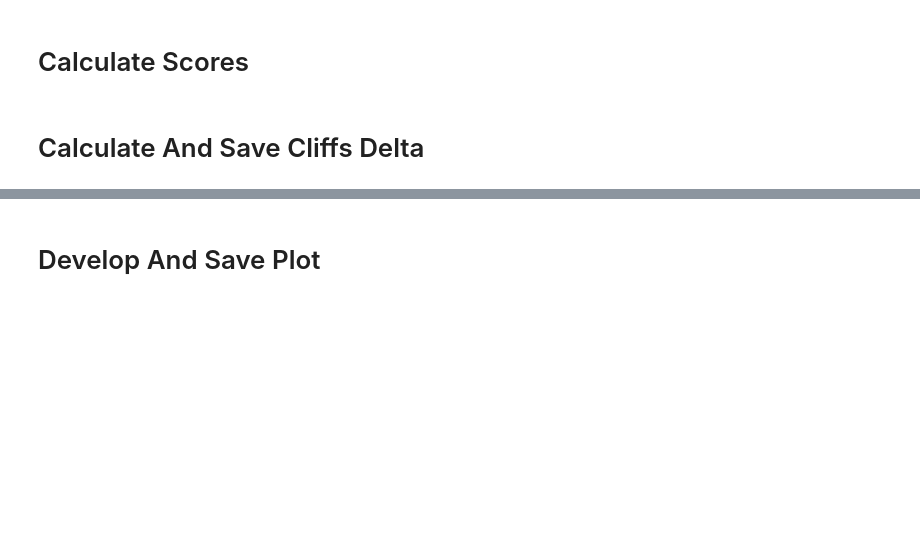
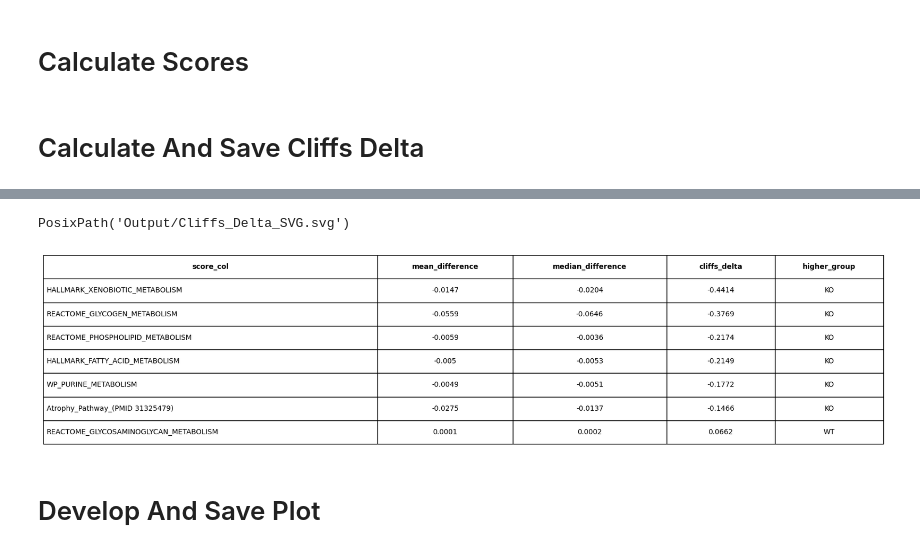
Before and after one commit to sachha-naksha/TA_muscle_ageing, a Jupyter notebook: py_scripts/augustine/Pathway_Scores/Pathway_Scores_Cliffs_Delta.ipynb, the cells around one changed output, grey strips where cells are left out. Drawn from its saved outputs; the diff is of its cells as text; code cells hidden in the pictures; blank space fills up the shorter version.

```diff
--- a/py_scripts/augustine/Pathway_Scores/Pathway_Scores_Cliffs_Delta.ipynb
+++ b/py_scripts/augustine/Pathway_Scores/Pathway_Scores_Cliffs_Delta.ipynb
@@ -255,2 +267,17 @@ def calculate_score_cliffs_delta(
+# %%
+# female metacells
+
+# load female metacell dataset
+FEMALE_METACELL_PATH = r"/ocean/projects/cis240075p/asachan/datasets/TA_muscle/ERCC1_KO_mice/integrated_samples/objects/seacells_F_FastIIB_FastIIX_harmonyv2.h5ad"
+female_metacell_dataset = sc.read_h5ad(FEMALE_METACELL_PATH)
+
+# create condition column
+female_metacell_dataset.obs["condition"] = (
+    female_metacell_dataset.obs["y"]
+    .apply(lambda x: "WT" if x == 0 else "KO")
+).copy()
+# %%
+# specify which dataset to use
+adata = female_metacell_dataset.copy()
 # %% [markdown]
 # Get Geneset
@@ -261,2 +464,10 @@ def calculate_score_cliffs_delta(
+# %%
+plot_df = cliffs_delta_df[["score_col", "mean_difference", "median_difference", "cliffs_delta", "higher_group"]]
+fig_cliffs_delta = save_df_table_image(plot_df)
+pgl.save_fig_as_png(fig_cliffs_delta, "Output/Cliffs_Delta_PNG.png")
+pgl.save_editable_svg(fig_cliffs_delta, "Output/Cliffs_Delta_SVG.svg")
+# %% [output]
+PosixPath('Output/Cliffs_Delta_SVG.svg')
+[figure, added]
 # %% [markdown]
 # Develop And Save Plot
```
Also changed, not shown: parts of 4 cells of this notebook, 3 other files.
